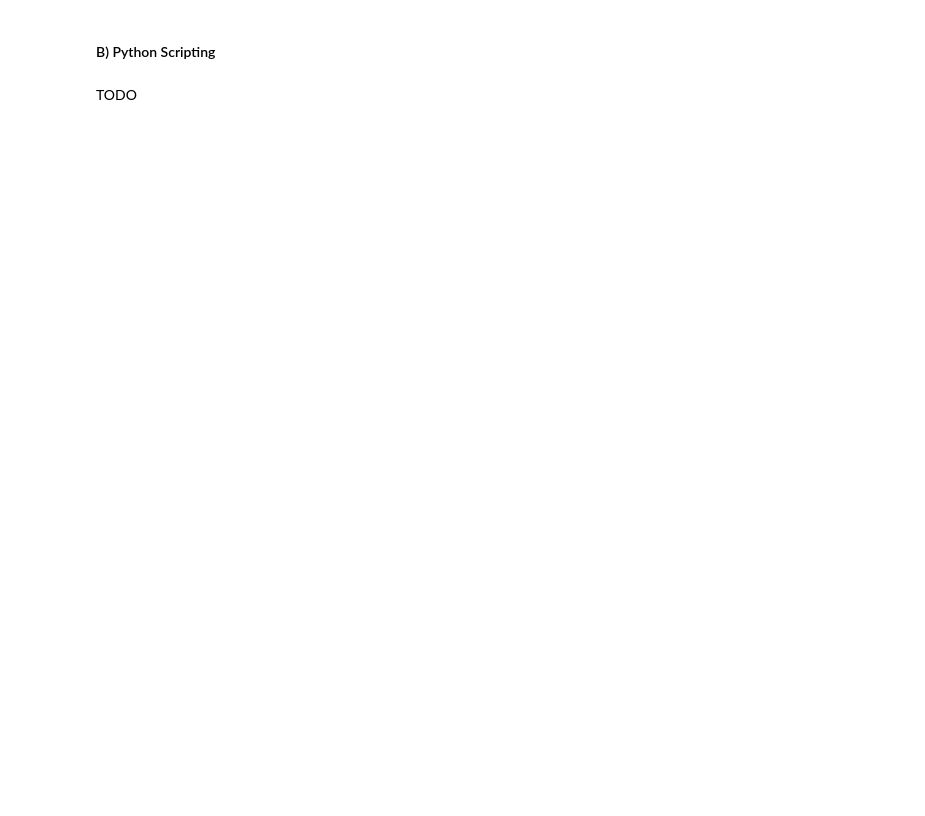
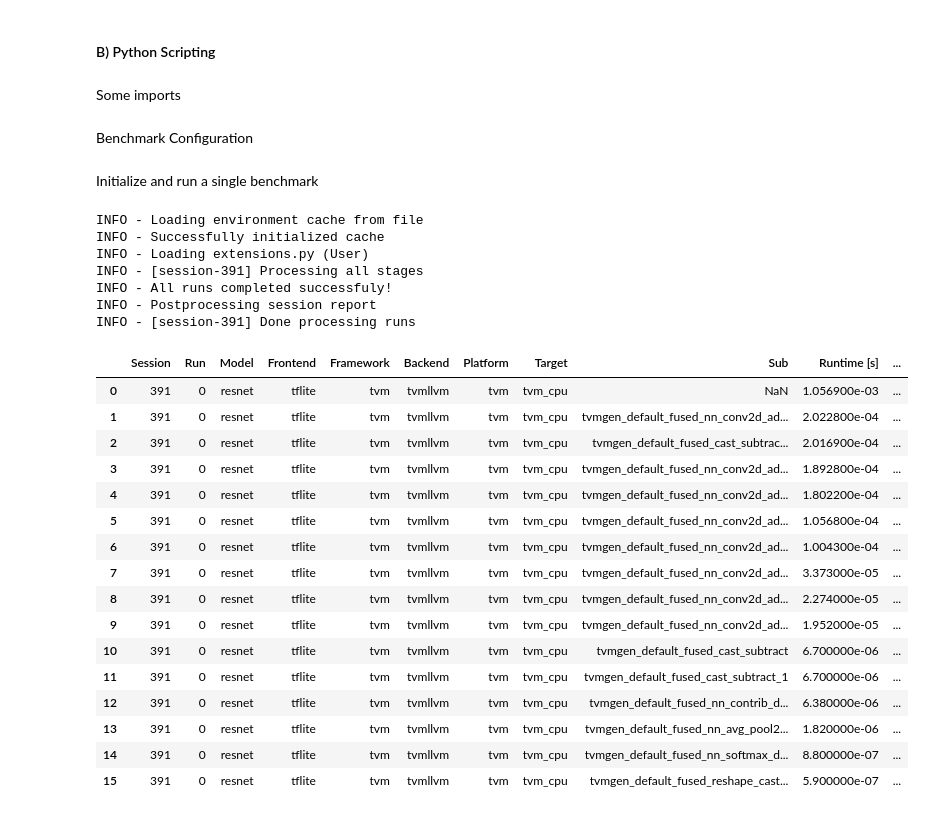
Before and after one commit to tum-ei-eda/mlonmcu, a Jupyter notebook: ipynb/Examples/PerLayerBenchmarking.ipynb, the cells around one changed output. Saved outputs shown, nothing was run; the diff lists cells and outputs as text; code cells hidden in the pictures; blank space fills up the shorter version.

```diff
--- a/ipynb/Examples/PerLayerBenchmarking.ipynb
+++ b/ipynb/Examples/PerLayerBenchmarking.ipynb
@@ -244,4 +375,4 @@ INFO - Report:
 # %% [markdown]
 #### B) Python Scripting
 # %% [markdown]
-TODO
+Some imports
@@ -247,0 +386,52 @@ TODO
+# %% [markdown]
+Benchmark Configuration
+# %%
+FRONTEND = "tflite"
+MODEL = "resnet"
+BACKEND = "tvmllvm"
+PLATFORM = "tvm"
+TARGET = "tvm_cpu"
+FEATURES = ["tvm_profile"]
+CONFIG = {}
+POSTPROCESSES = []
+# %% [markdown]
+Initialize and run a single benchmark
+# %%
+with MlonMcuContext() as context:
+    session = context.create_session()
+    run = session.create_run(config=CONFIG)
+    run.add_features_by_name(FEATURES, context=context)
+    run.add_frontend_by_name(FRONTEND, context=context)
+    run.add_model_by_name(MODEL, context=context)
+    run.add_platform_by_name(PLATFORM, context=context)
+    run.add_backend_by_name(BACKEND, context=context)
+    run.add_target_by_name(TARGET, context=context)
+    run.add_postprocesses_by_name(POSTPROCESSES)
+    session.process_runs(context=context)
+    report = session.get_reports()
+report.df
+# %% [output]
+INFO - Loading environment cache from file
+INFO - Successfully initialized cache
+INFO - Loading extensions.py (User)
+INFO - [session-391] Processing all stages
+INFO - All runs completed successfuly!
+INFO - Postprocessing session report
+INFO - [session-391] Done processing runs
+|  | Session | Run | Model | Frontend | Framework | Backend | Platform | Target | Sub | Runtime [s] | ... |
+| 0 | 391 | 0 | resnet | tflite | tvm | tvmllvm | tvm | tvm_cpu | NaN | 1.056900e-03 | ... |
+| 1 | 391 | 0 | resnet | tflite | tvm | tvmllvm | tvm | tvm_cpu | tvmgen_default_fused_nn_conv2d_ad... | 2.022800e-04 | ... |
+| 2 | 391 | 0 | resnet | tflite | tvm | tvmllvm | tvm | tvm_cpu | tvmgen_default_fused_cast_subtrac... | 2.016900e-04 | ... |
+| 3 | 391 | 0 | resnet | tflite | tvm | tvmllvm | tvm | tvm_cpu | tvmgen_default_fused_nn_conv2d_ad... | 1.892800e-04 | ... |
+| 4 | 391 | 0 | resnet | tflite | tvm | tvmllvm | tvm | tvm_cpu | tvmgen_default_fused_nn_conv2d_ad... | 1.802200e-04 | ... |
+| 5 | 391 | 0 | resnet | tflite | tvm | tvmllvm | tvm | tvm_cpu | tvmgen_default_fused_nn_conv2d_ad... | 1.056800e-04 | ... |
+| 6 | 391 | 0 | resnet | tflite | tvm | tvmllvm | tvm | tvm_cpu | tvmgen_default_fused_nn_conv2d_ad... | 1.004300e-04 | ... |
+| 7 | 391 | 0 | resnet | tflite | tvm | tvmllvm | tvm | tvm_cpu | tvmgen_default_fused_nn_conv2d_ad... | 3.373000e-05 | ... |
+| 8 | 391 | 0 | resnet | tflite | tvm | tvmllvm | tvm | tvm_cpu | tvmgen_default_fused_nn_conv2d_ad... | 2.274000e-05 | ... |
+| 9 | 391 | 0 | resnet | tflite | tvm | tvmllvm | tvm | tvm_cpu | tvmgen_default_fused_nn_conv2d_ad... | 1.952000e-05 | ... |
+| 10 | 391 | 0 | resnet | tflite | tvm | tvmllvm | tvm | tvm_cpu | tvmgen_default_fused_cast_subtract | 6.700000e-06 | ... |
+| 11 | 391 | 0 | resnet | tflite | tvm | tvmllvm | tvm | tvm_cpu | tvmgen_default_fused_cast_subtract_1 | 6.700000e-06 | ... |
+| 12 | 391 | 0 | resnet | tflite | tvm | tvmllvm | tvm | tvm_cpu | tvmgen_default_fused_nn_contrib_d... | 6.380000e-06 | ... |
+| 13 | 391 | 0 | resnet | tflite | tvm | tvmllvm | tvm | tvm_cpu | tvmgen_default_fused_nn_avg_pool2... | 1.820000e-06 | ... |
+| 14 | 391 | 0 | resnet | tflite | tvm | tvmllvm | tvm | tvm_cpu | tvmgen_default_fused_nn_softmax_d... | 8.800000e-07 | ... |
+| 15 | 391 | 0 | resnet | tflite | tvm | tvmllvm | tvm | tvm_cpu | tvmgen_default_fused_reshape_cast... | 5.900000e-07 | ... |
```
Also changed, not shown: parts of 15 cells of this notebook, 7 other files.
